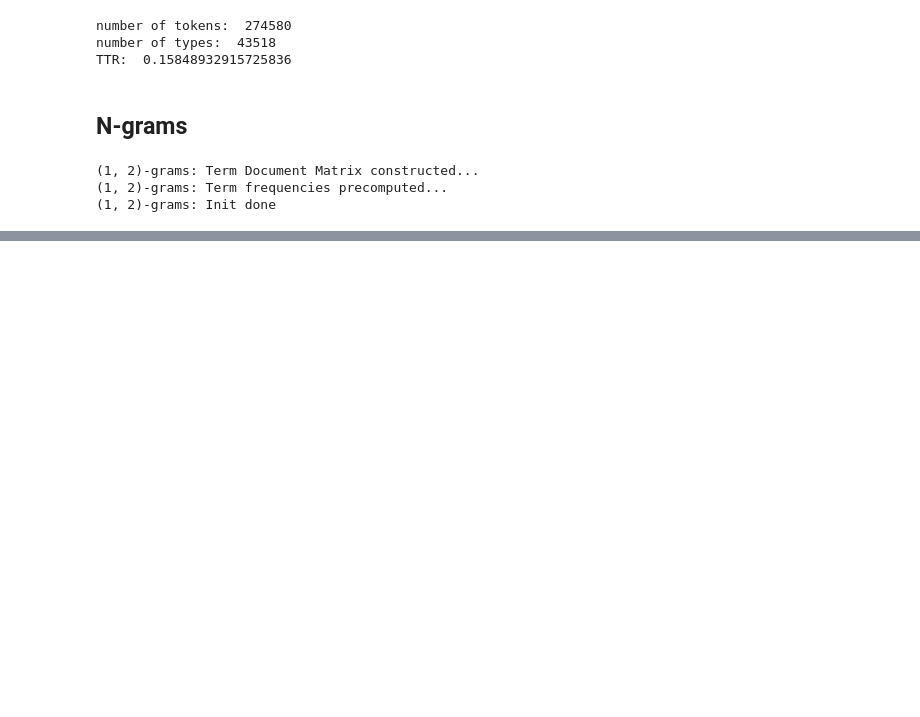
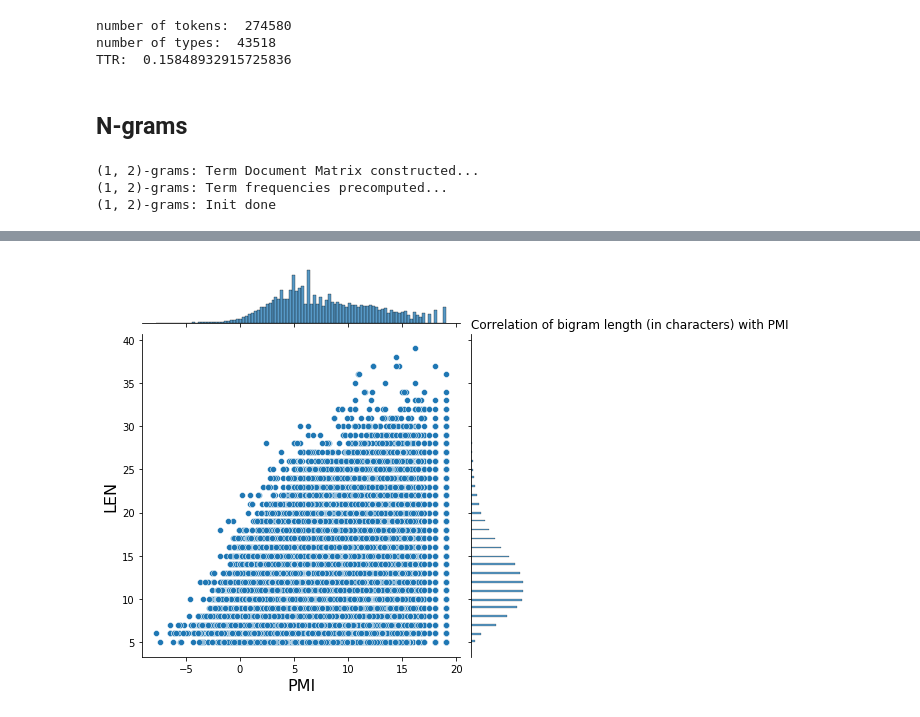
Before and after one commit to valevo/SABIO, a Jupyter notebook: experiments/ex1/pmi.ipynb, the cells around one changed output, grey strips where cells are left out. Drawn from its saved outputs; the diff is of its cells as text; code cells hidden in the pictures; blank space fills up the shorter version.

```diff
--- a/experiments/ex1/pmi.ipynb
+++ b/experiments/ex1/pmi.ipynb
@@ -120,0 +97,8 @@ h.set_axis_labels('PMI', 'LEN', fontsize=16)
+# %%
+lens, pmi_vals = list(zip(*map(lambda t: (len(t[0]), t[1]), pmis.items())))
+
+h = sns.jointplot(x=pmi_vals, y=lens)
+h.set_axis_labels('PMI', 'LEN', fontsize=16)
+_ = plt.title("Correlation of bigram length (in characters) with PMI", loc="left")
+# %% [output]
+[figure, added]
```
Also changed, not shown: parts of 22 cells of this notebook, 3 other files.
